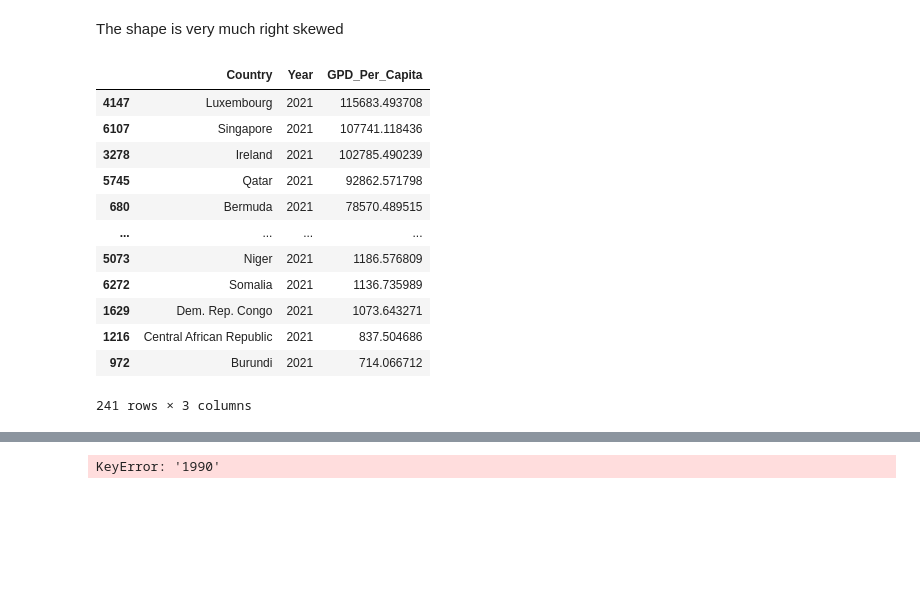
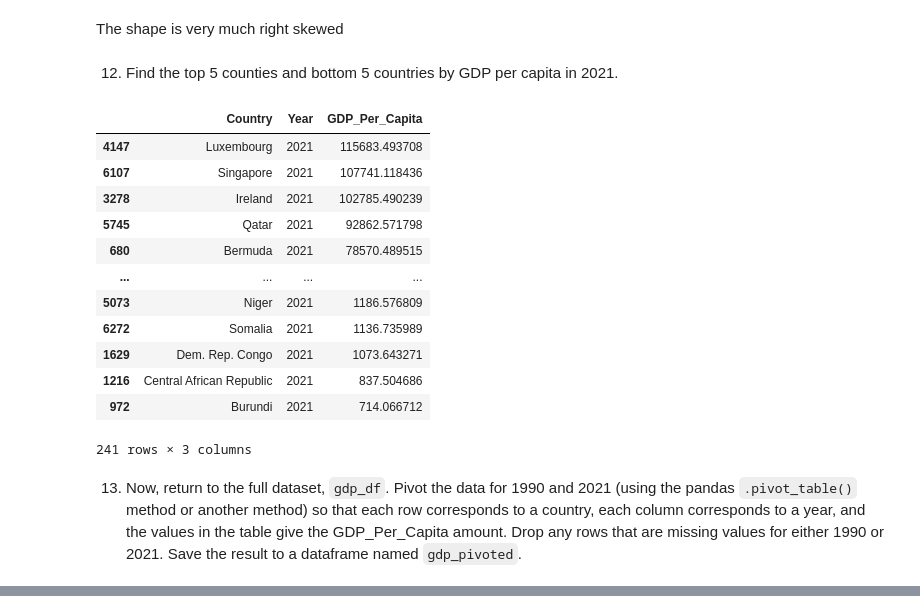
Before and after one commit to nss-data-science-cohort-8/un-exploration-GetGubbz, a Jupyter notebook: UN_Data_Exploration.ipynb, the cells around one changed output, grey strips where cells are left out. Saved outputs shown, nothing was run; the diff lists cells and outputs as text; code cells hidden in the pictures; blank space fills up the shorter version.

```diff
--- a/UN_Data_Exploration.ipynb
+++ b/UN_Data_Exploration.ipynb
@@ -113,2 +60,2 @@ gdp_df.tail(10)
 # %%
-gdp_df.drop('Value Footnotes', axis = 1, inplace = True)
+gdp_df = gdp_df.drop('Value Footnotes', axis = 1)
@@ -117,2 +62,2 @@ KeyError: "['Value Footnotes'] not found in axis"
 # %%
-gdp_df.rename(columns = {'Country or Area':'Country', 'Value':'GDP_Per_Capita'}, inplace = True)
+gdp_df = gdp_df.rename(columns = {'Country or Area':'Country', 'Value':'GDP_Per_Capita'})
@@ -196,3 +149,3 @@ All have low population counts and weaker economies, leading to a lower GDP  10
 # %%
-gdp_20121 = gdp_df.loc[gdp_df['Year'] == 2021]
+gdp_2021 = gdp_df.loc[gdp_df['Year'] == 2021]
 # %%
@@ -234,10 +191,12 @@ plt.hist(gdp_20121['GPD_Per_Capita'], bins = 10)
 [figure]
 # %% [markdown]
 The shape is very much right skewed
+# %% [markdown]
+12. Find the top 5 counties and bottom 5 countries by GDP per capita in 2021.
 # %%
-gdp_20121.sort_values('GPD_Per_Capita', ascending = False)
+gdp_2021.sort_values('GDP_Per_Capita', ascending = False)
 # %% [output]
-|  | Country | Year | GPD_Per_Capita |
+|  | Country | Year | GDP_Per_Capita |
 | 4147 | Luxembourg | 2021 | 115683.493708 |
 | 6107 | Singapore | 2021 | 107741.118436 |
 | 3278 | Ireland | 2021 | 102785.490239 |
@@ -250,4 +209,6 @@ gdp_20121.sort_values('GPD_Per_Capita', ascending = False)
 | 1216 | Central African Republic | 2021 | 837.504686 |
 | 972 | Burundi | 2021 | 714.066712 |
 241 rows × 3 columns
+# %% [markdown]
+13. Now, return to the full dataset, `gdp_df`. Pivot the data for 1990 and 2021 (using the pandas `.pivot_table()` method or another method) so that each row corresponds to a country, each column corresponds to a year, and the values in the table give the GDP_Per_Capita amount. Drop any rows that are missing values for either 1990 or 2021. Save the result to a dataframe named `gdp_pivoted`.
 # %%
@@ -269,6 +230,4 @@ gdp_pivoted
 | Zimbabwe | 2704.757299 | 2781.787843 | 2468.278257 | 2458.783255 | 2670.106615 | 2641.378271 | 2867.026043 | 2896.147308 | 2931.725144 | 2866.032886 | ... | ... |
 242 rows × 33 columns
 # %%
-gdp_pivoted = gdp_pivoted[(gdp_pivoted['1990'] != 0) and (gdp_pivoted['2021'] != 0)]
+gdp_pivoted = gdp_pivoted[(gdp_pivoted[1990] != 0) & (gdp_pivoted[2021] != 0)]
-# %% [output]
-KeyError: '1990'
```
Also changed, not shown: parts of 39 cells of this notebook.
